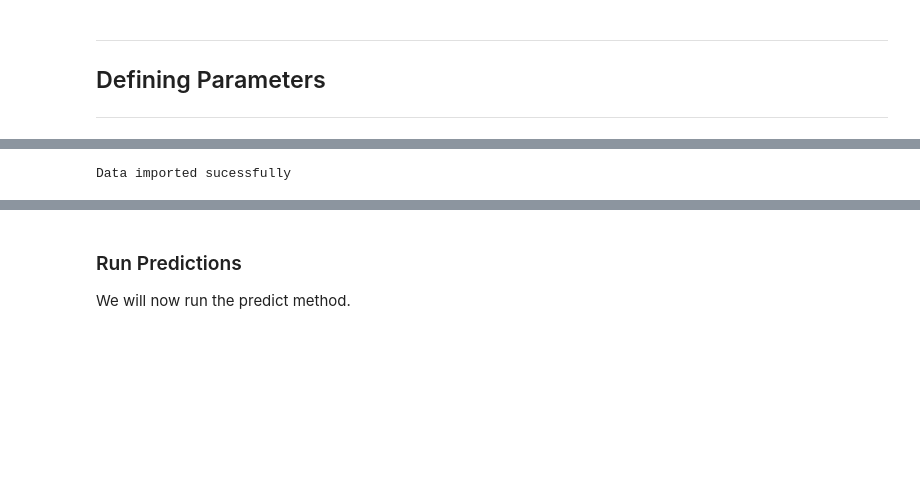
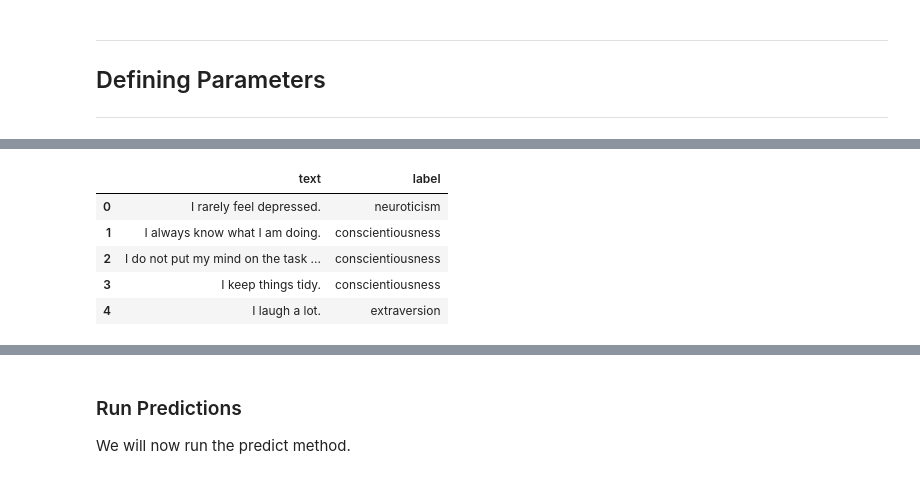
Before and after one commit to Shea-Fyffe/transforming-personality-scales, a Jupyter notebook: tutorials/few-shot-learning-with-transformers.ipynb, the cells around one changed output, grey strips where cells are left out. Saved outputs shown, nothing was run; the diff lists cells and outputs as text; code cells hidden in the pictures; blank space fills up the shorter version.

```diff
--- a/tutorials/few-shot-learning-with-transformers.ipynb
+++ b/tutorials/few-shot-learning-with-transformers.ipynb
@@ -359,8 +481,17 @@ You can also upload a local `.csv` file. You can do this by:
 # %%
+#@markdown #RUN: Import Training Data
 # Assign the online data repository to a url so it doesn't have to be repeated laterr
-repository_data_url = 'https://anonymous.4open.science/api/repo/transforming-personality-scales/file/data/text-classification/'
+repository_data_url = 'https://raw.githubusercontent.com/Shea-Fyffe/transforming-personality-scales/main/data/text-classification/'
+
+# Import the training data
+training_data = import_data(repository_data_url + "train-data.csv")
+
+# View the first several rows of the training data
+training_data.head()
+# %% [output]
+|  | text | label |
+| 0 | I rarely feel depressed. | neuroticism |
+| 1 | I always know what I am doing. | conscientiousness |
+| 2 | I do not put my mind on the task ... | conscientiousness |
+| 3 | I keep things tidy. | conscientiousness |
+| 4 | I laugh a lot. | extraversion |
-# %%
-# Import the training data
-few_shot_model.import_train_data(repository_data_url + "train-data.csv")
-# %% [output]
-Data imported sucessfully
```
Also changed, not shown: parts of 41 cells of this notebook.
